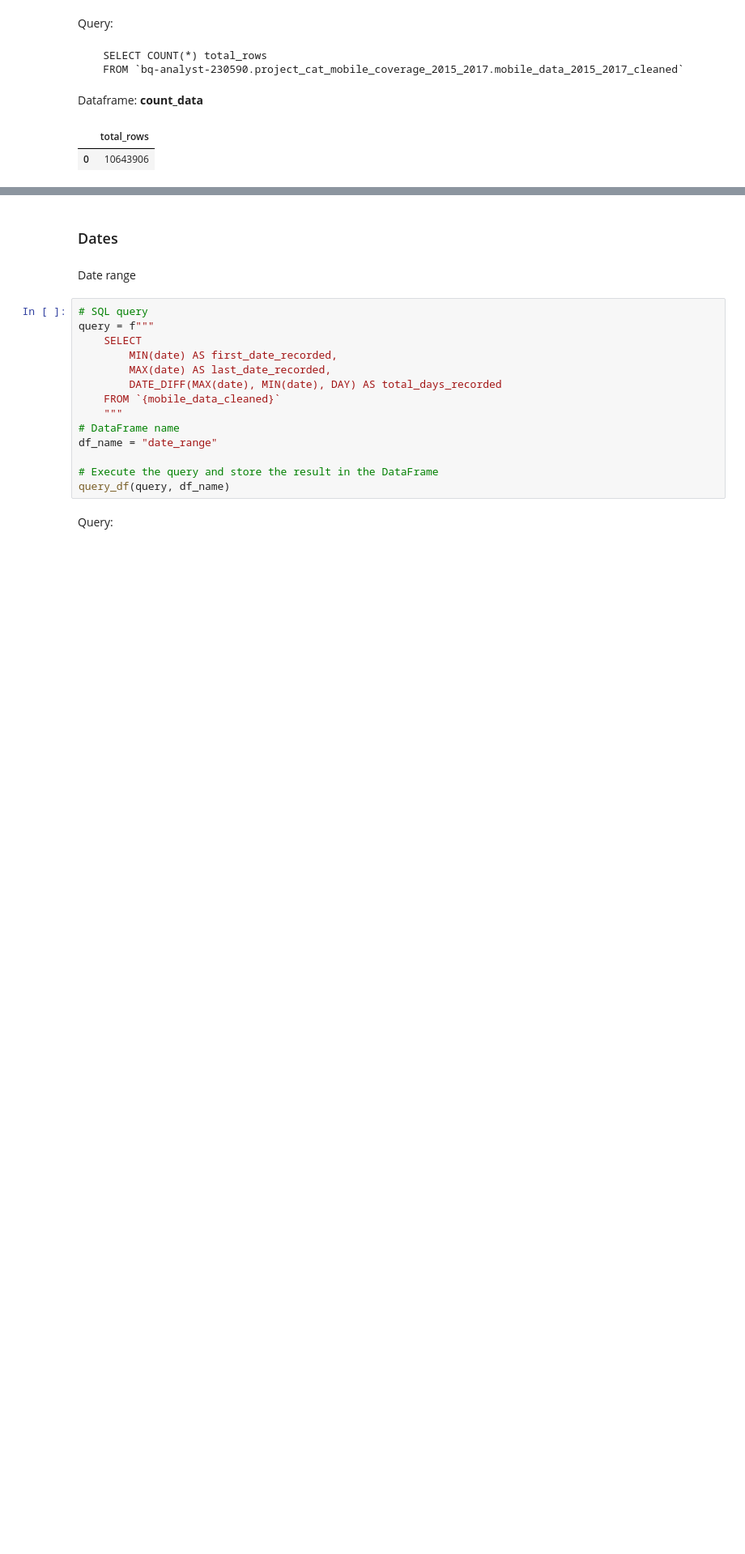
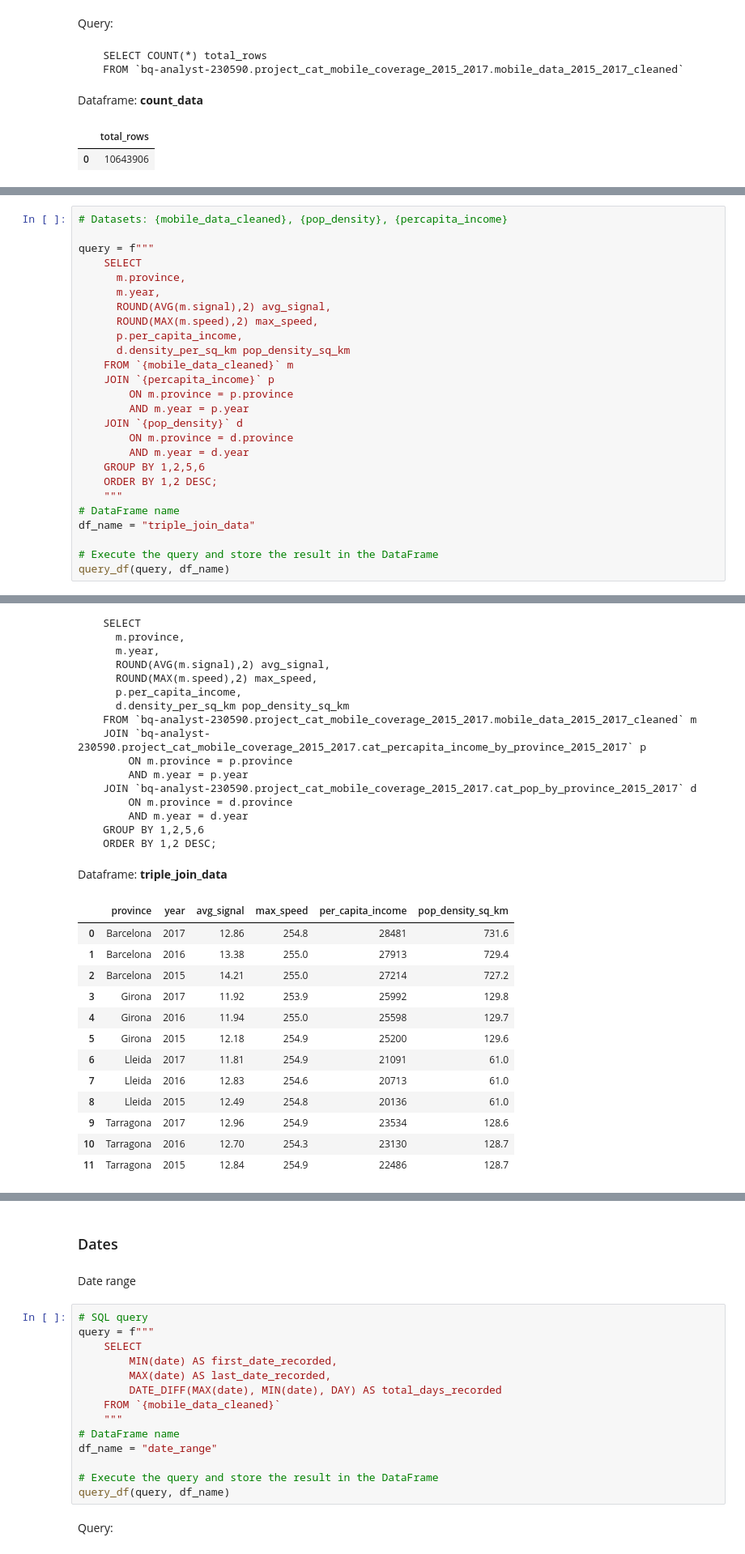
Before and after one commit to alleida23/Catalonian_Mobile_Coverage_2015_2017, a Jupyter notebook: 2. Python Exploratory Data Analysis.ipynb, the cells around one changed output, grey strips where cells are left out. Shown at 81% size. Drawn from its saved outputs; the diff is of its cells as text; blank space fills up the shorter version.

```diff
--- a/2. Python Exploratory Data Analysis.ipynb
+++ b/2. Python Exploratory Data Analysis.ipynb
@@ -83,0 +488,27 @@ Dataframe: **count_data**
+# %%
+# Datasets: {mobile_data_cleaned}, {pop_density}, {percapita_income}
+
+query = f"""
+    SELECT
+      m.province,
+      m.year,
+      ROUND(AVG(m.signal),2) avg_signal,
+      ROUND(MAX(m.speed),2) max_speed,
+      p.per_capita_income,
+      d.density_per_sq_km pop_density_sq_km
+    FROM `{mobile_data_cleaned}` m
+    JOIN `{percapita_income}` p
+        ON m.province = p.province
+        AND m.year = p.year
+    JOIN `{pop_density}` d
+        ON m.province = d.province
+        AND m.year = d.year
+    GROUP BY 1,2,5,6
+    ORDER BY 1,2 DESC;
+    """
+# DataFrame name
+df_name = "triple_join_data"
+
+# Execute the query and store the result in the DataFrame
+query_df(query, df_name)
+# %% [output]
@@ -83,0 +516,30 @@ Dataframe: **count_data**
+    SELECT
+      m.province,
+      m.year,
+      ROUND(AVG(m.signal),2) avg_signal,
+      ROUND(MAX(m.speed),2) max_speed,
+      p.per_capita_income,
+      d.density_per_sq_km pop_density_sq_km
+    FROM `bq-analyst-230590.project_cat_mobile_coverage_2015_2017.mobile_data_2015_2017_cleaned` m
+    JOIN `bq-analyst-230590.project_cat_mobile_coverage_2015_2017.cat_percapita_income_by_province_2015_2017` p
+        ON m.province = p.province
+        AND m.year = p.year
+    JOIN `bq-analyst-230590.project_cat_mobile_coverage_2015_2017.cat_pop_by_province_2015_2017` d
+        ON m.province = d.province
+        AND m.year = d.year
+    GROUP BY 1,2,5,6
+    ORDER BY 1,2 DESC;
+Dataframe: **triple_join_data**
+|  | province | year | avg_signal | max_speed | per_capita_income | pop_density_sq_km |
+| 0 | Barcelona | 2017 | 12.86 | 254.8 | 28481 | 731.6 |
+| 1 | Barcelona | 2016 | 13.38 | 255.0 | 27913 | 729.4 |
+| 2 | Barcelona | 2015 | 14.21 | 255.0 | 27214 | 727.2 |
+| 3 | Girona | 2017 | 11.92 | 253.9 | 25992 | 129.8 |
+| 4 | Girona | 2016 | 11.94 | 255.0 | 25598 | 129.7 |
+| 5 | Girona | 2015 | 12.18 | 254.9 | 25200 | 129.6 |
+| 6 | Lleida | 2017 | 11.81 | 254.9 | 21091 | 61.0 |
+| 7 | Lleida | 2016 | 12.83 | 254.6 | 20713 | 61.0 |
+| 8 | Lleida | 2015 | 12.49 | 254.8 | 20136 | 61.0 |
+| 9 | Tarragona | 2017 | 12.96 | 254.9 | 23534 | 128.6 |
+| 10 | Tarragona | 2016 | 12.70 | 254.3 | 23130 | 128.7 |
+| 11 | Tarragona | 2015 | 12.84 | 254.9 | 22486 | 128.7 |
```
Also changed, not shown: parts of 54 cells of this notebook.
